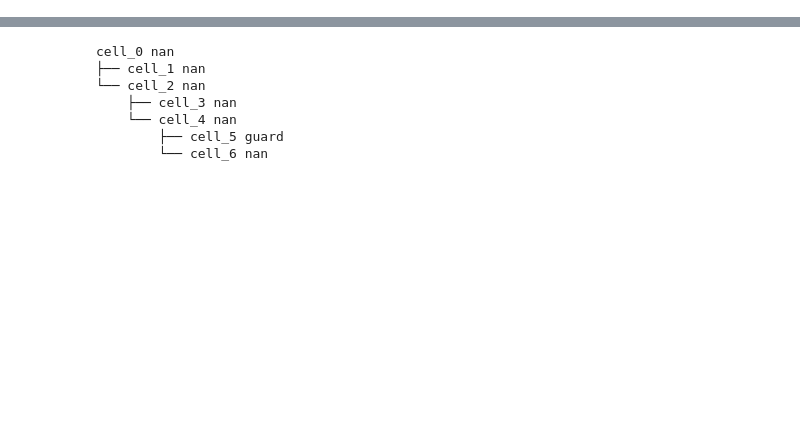
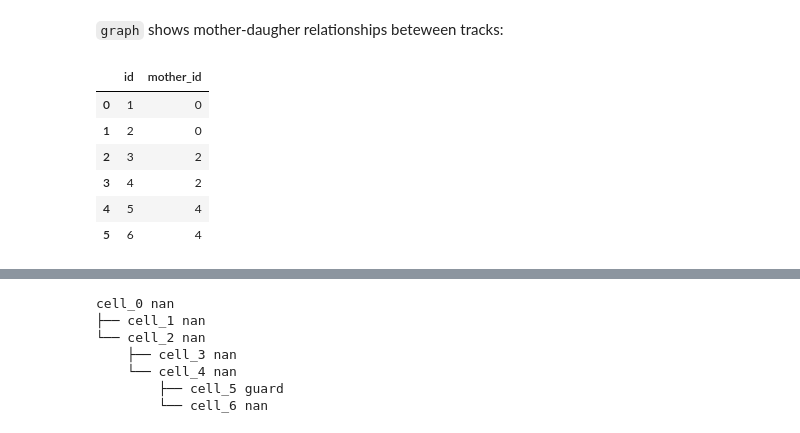
Before and after one commit to guiwitz/napari-meristem, a Jupyter notebook: docs/Meristem_postproc.ipynb, the cells around one changed output, grey strips where cells are left out. Drawn from its saved outputs; the diff is of its cells as text; code cells hidden in the pictures; blank space fills up the shorter version.

````diff
--- a/docs/Meristem_postproc.ipynb
+++ b/docs/Meristem_postproc.ipynb
@@ -44,0 +80,12 @@ all_trees = postproc.create_cell_tree(current_track, graph, properties=['t', 'ar
+# %% [markdown]
+```graph``` shows mother-daugher relationships beteween tracks:
+# %%
+graph
+# %% [output]
+|  | id | mother_id |
+| 0 | 1 | 0 |
+| 1 | 2 | 0 |
+| 2 | 3 | 2 |
+| 3 | 4 | 2 |
+| 4 | 5 | 4 |
+| 5 | 6 | 4 |
````
Also changed, not shown: parts of 29 cells of this notebook.
